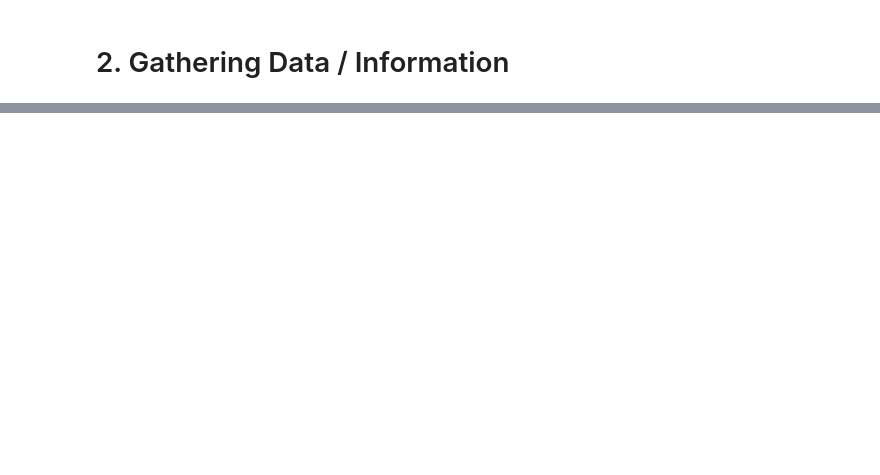
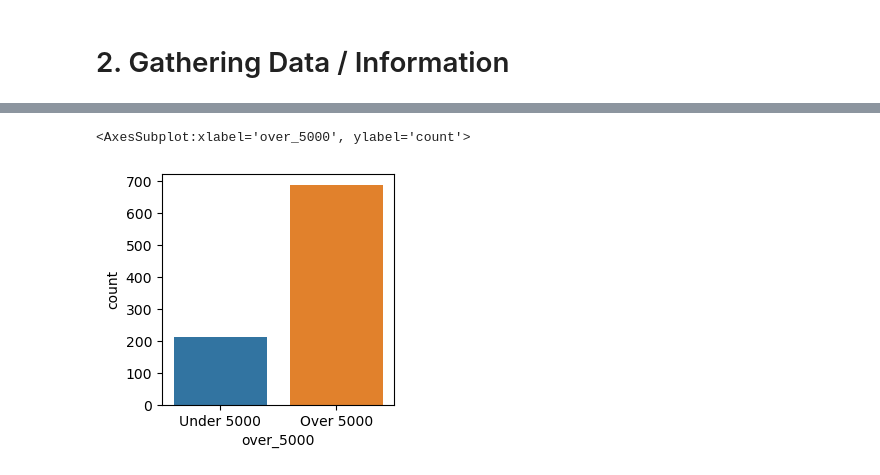
Before and after one commit to jackie-kinsler/es_take_home, a Jupyter notebook: Energy_Solutions_Take_Home.ipynb, the cells around one changed output, grey strips where cells are left out. Saved outputs shown, nothing was run; the diff lists cells and outputs as text; code cells hidden in the pictures; blank space fills up the shorter version.

```diff
--- a/Energy_Solutions_Take_Home.ipynb
+++ b/Energy_Solutions_Take_Home.ipynb
@@ -243,0 +134,8 @@ predicted = SM_model_fit.predict(x_test)
+# %%
+# Add a categorical column indicating buildings over and under 5,000 SQFT.
+ENC['over_5000'] = np.where(ENC['SQFT'] > 5000, 'Over 5000', 'Under 5000')
+fig, ax = plt.subplots(figsize=(3,3))
+sns.countplot(x='over_5000', data=ENC)
+# %% [output]
+<AxesSubplot:xlabel='over_5000', ylabel='count'>
+[figure, added]
```
Also changed, not shown: parts of 44 cells of this notebook.
